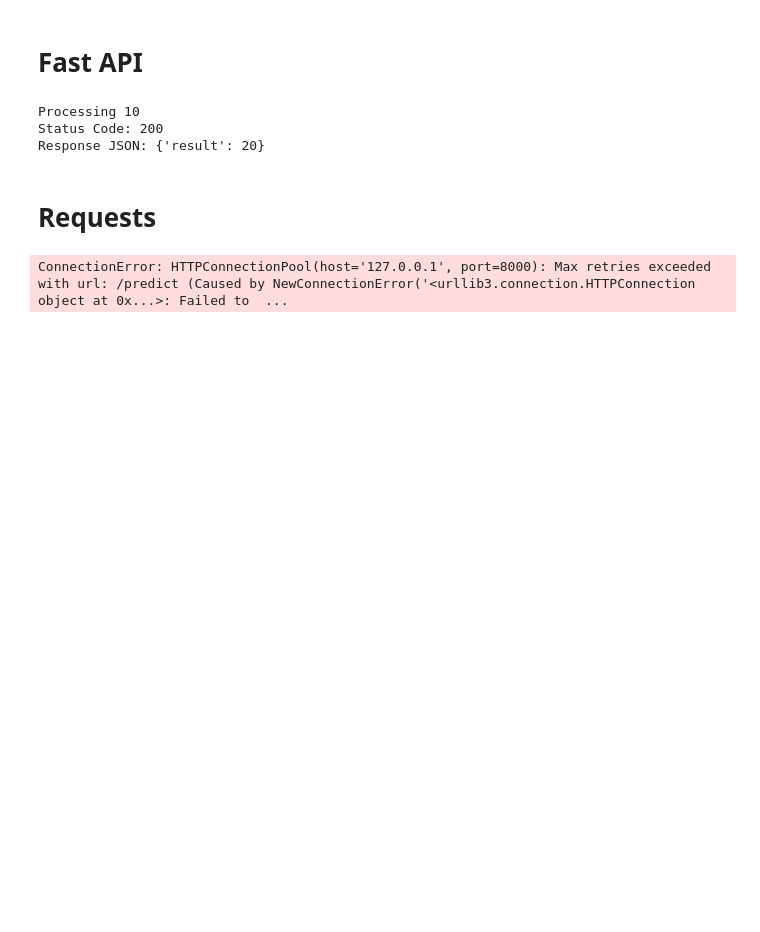
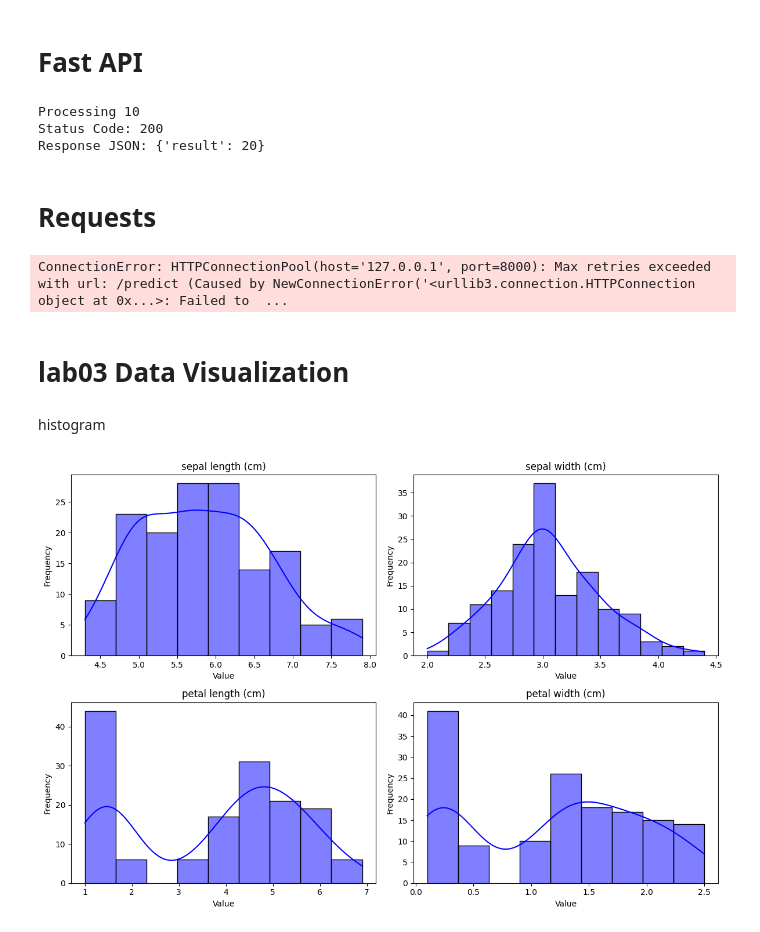
Before and after one commit to hridya-r-n/MCA-lab, a Jupyter notebook: Hridya.ipynb, the cells around one changed output. Drawn from its saved outputs; the diff is of its cells as text; code cells hidden in the pictures; blank space fills up the shorter version.

```diff
--- a/Hridya.ipynb
+++ b/Hridya.ipynb
@@ -837,3 +837,27 @@ res = requests.post("http://127.0.0.1:8000/predict", json={"value": 10})
 print("Requests Output:", res.json())
 # %% [output]
 ConnectionError: HTTPConnectionPool(host='127.0.0.1', port=8000): Max retries exceeded with url: /predict (Caused by NewConnectionError('<urllib3.connection.HTTPConnection object at 0x...>: Failed to  ...
+# %% [markdown]
+# lab03 Data Visualization
+# %% [markdown]
+histogram
+# %%
+from sklearn.datasets import load_iris
+import matplotlib.pyplot as plt
+import pandas as pd
+
+iris = load_iris()
+df = pd.DataFrame(iris.data, columns=iris.feature_names)
+figure=plt.figure(figsize=(12,8))
+for i, column in enumerate(df.columns):
+  plt.subplot(2,2,i+1)
+  sns.histplot(df[column],kde=True,color='blue')
+  plt.title(column)
+  plt.xlabel('Value')
+  plt.ylabel('Frequency')
+
+
+plt.tight_layout()
+plt.show()
+# %% [output]
+[figure, added]
```
Also changed, not shown: parts of 20 cells of this notebook.
